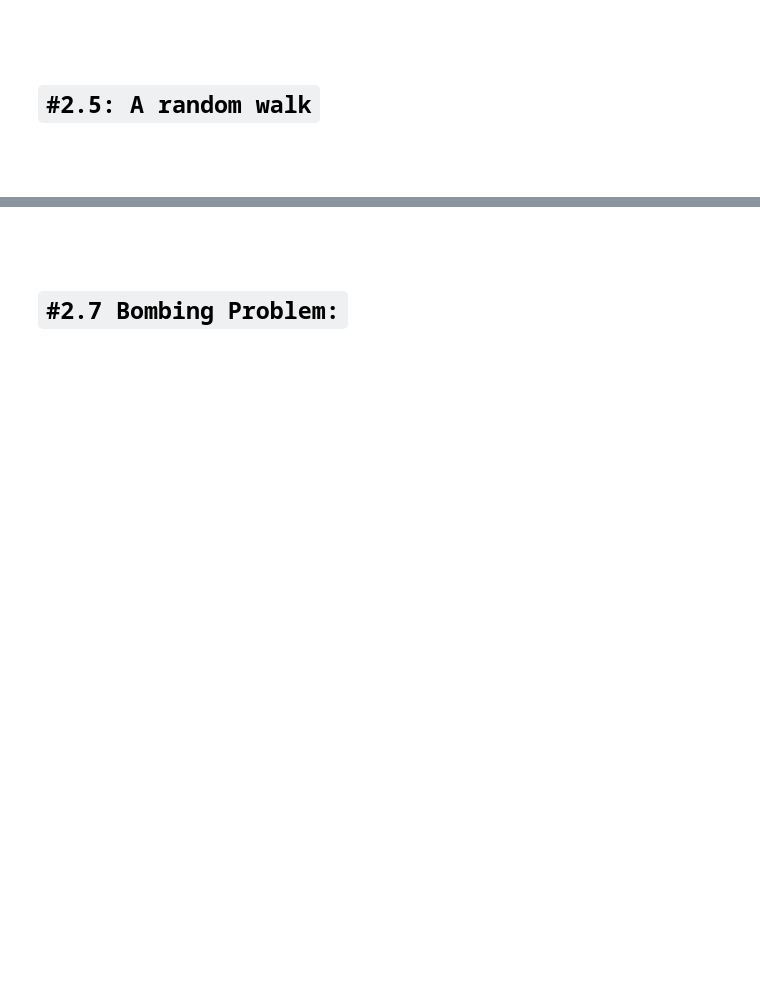
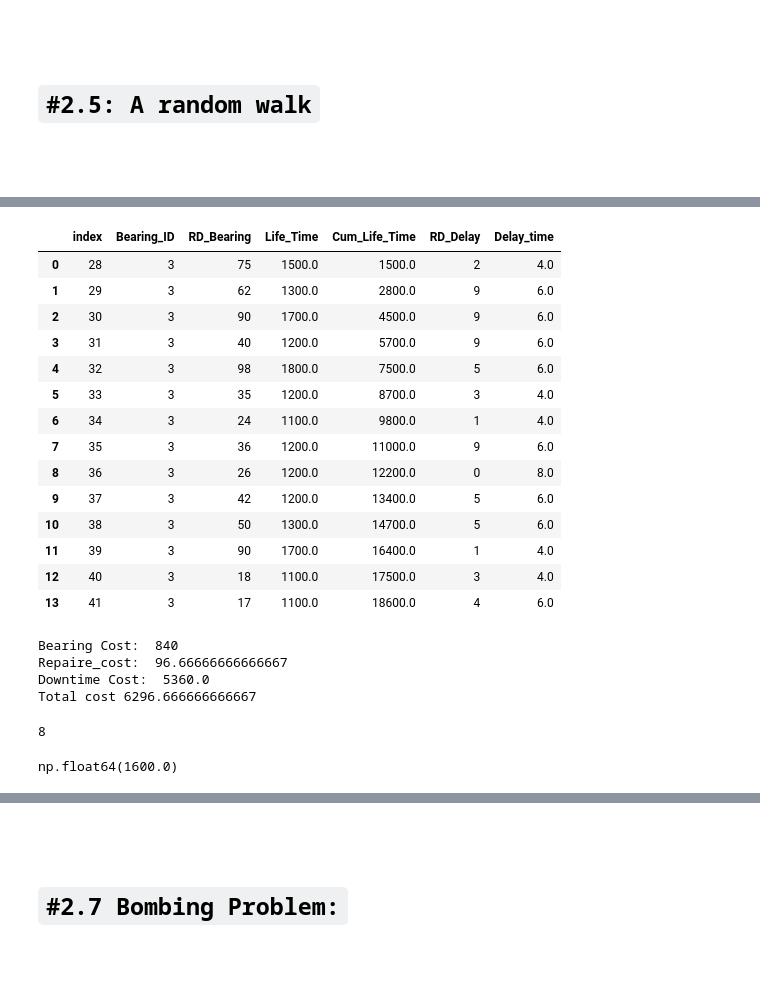
Before and after one commit to yasin-arafat-05/python-academic, a Jupyter notebook: simulation_modeling/01_monte_carlo.ipynb, the cells around one changed output, grey strips where cells are left out. Drawn from its saved outputs; the diff is of its cells as text; code cells hidden in the pictures; blank space fills up the shorter version.

```diff
--- a/simulation_modeling/01_monte_carlo.ipynb
+++ b/simulation_modeling/01_monte_carlo.ipynb
@@ -228,0 +463,55 @@ plt.show()
+# %%
+
+# bearing -3 info
+three_bearing[three_bearing["Bearing_ID"]==3].reset_index()
+# %% [output]
+|  | index | Bearing_ID | RD_Bearing | Life_Time | Cum_Life_Time | RD_Delay | Delay_time |
+| 0 | 28 | 3 | 75 | 1500.0 | 1500.0 | 2 | 4.0 |
+| 1 | 29 | 3 | 62 | 1300.0 | 2800.0 | 9 | 6.0 |
+| 2 | 30 | 3 | 90 | 1700.0 | 4500.0 | 9 | 6.0 |
+| 3 | 31 | 3 | 40 | 1200.0 | 5700.0 | 9 | 6.0 |
+| 4 | 32 | 3 | 98 | 1800.0 | 7500.0 | 5 | 6.0 |
+| 5 | 33 | 3 | 35 | 1200.0 | 8700.0 | 3 | 4.0 |
+| 6 | 34 | 3 | 24 | 1100.0 | 9800.0 | 1 | 4.0 |
+| 7 | 35 | 3 | 36 | 1200.0 | 11000.0 | 9 | 6.0 |
+| 8 | 36 | 3 | 26 | 1200.0 | 12200.0 | 0 | 8.0 |
+| 9 | 37 | 3 | 42 | 1200.0 | 13400.0 | 5 | 6.0 |
+| 10 | 38 | 3 | 50 | 1300.0 | 14700.0 | 5 | 6.0 |
+| 11 | 39 | 3 | 90 | 1700.0 | 16400.0 | 1 | 4.0 |
+| 12 | 40 | 3 | 18 | 1100.0 | 17500.0 | 3 | 4.0 |
+| 13 | 41 | 3 | 17 | 1100.0 | 18600.0 | 4 | 6.0 |
+# %%
+
+total_bearing = len(three_bearing)
+total_delay  = three_bearing["Delay_time"].sum().item()
+
+# one bearing = 20
+bearnig_cost = total_bearing * 20
+print("Bearing Cost: ",bearnig_cost)
+
+
+# repairement cost: 25 per hour
+repaire_cost = (total_delay/60) * 25
+print("Repaire_cost: ",repaire_cost)
+
+# downtime_cost: 5 per minute
+downltime_cost = (total_delay + (total_bearing*20))* 5
+print("Downtime Cost: ",downltime_cost)
+
+
+total_cost_when_change_bearing_theree_sep = (bearnig_cost+repaire_cost+downltime_cost)
+
+print("Total cost", total_cost_when_change_bearing_theree_sep)
+# %% [output]
+Bearing Cost:  840
+Repaire_cost:  96.66666666666667
+Downtime Cost:  5360.0
+Total cost 6296.666666666667
+# %%
+np.random.randint(0,10,1).item()
+# %% [output]
+8
+# %%
+three_bearing[three_bearing["Bearing_ID"]==1]["Life_Time"][0]
+# %% [output]
+np.float64(1600.0)
```
Also changed, not shown: parts of 30 cells of this notebook, 4 other files.
